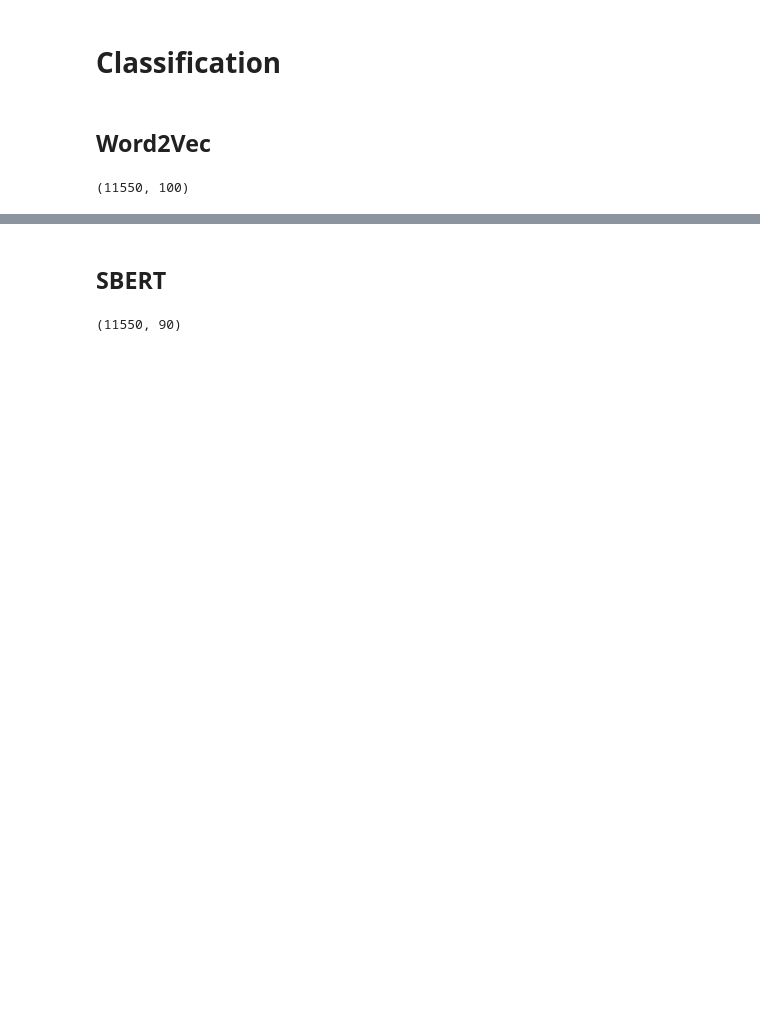
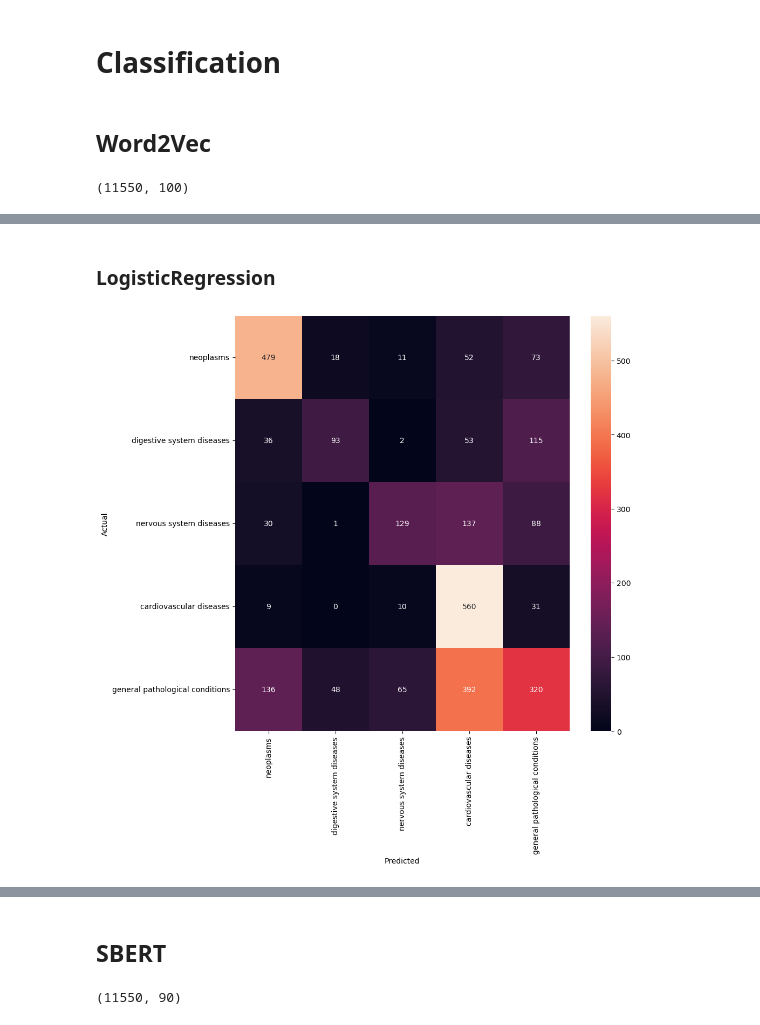
Before and after one commit to lucaMilazzo/TMSmilazzoPagnini2023, a Jupyter notebook: main.ipynb, the cells around one changed output, grey strips where cells are left out. Drawn from its saved outputs; the diff is of its cells as text; code cells hidden in the pictures; blank space fills up the shorter version.

```diff
--- a/main.ipynb
+++ b/main.ipynb
@@ -892,0 +893,15 @@ general pathological conditions       0.75      0.02      0.04       961
+# %% [markdown]
+### LogisticRegression
+# %%
+model = LogisticRegression()
+model.fit(df_train_vectorized, df_train['condition_label'])
+y_pred = model.predict(df_test_vectorized)
+conf_mat = confusion_matrix(df_test['condition_label'], y_pred)
+fig, ax = plt.subplots(figsize=(10,10))
+sns.heatmap(conf_mat, annot=True, fmt='d',
+            xticklabels=df_labels['condition_name'], yticklabels=df_labels['condition_name'])
+plt.ylabel('Actual')
+plt.xlabel('Predicted')
+plt.show()
+# %% [output]
+[figure, added]
```
Also changed, not shown: parts of 23 cells of this notebook, 2 other files.
